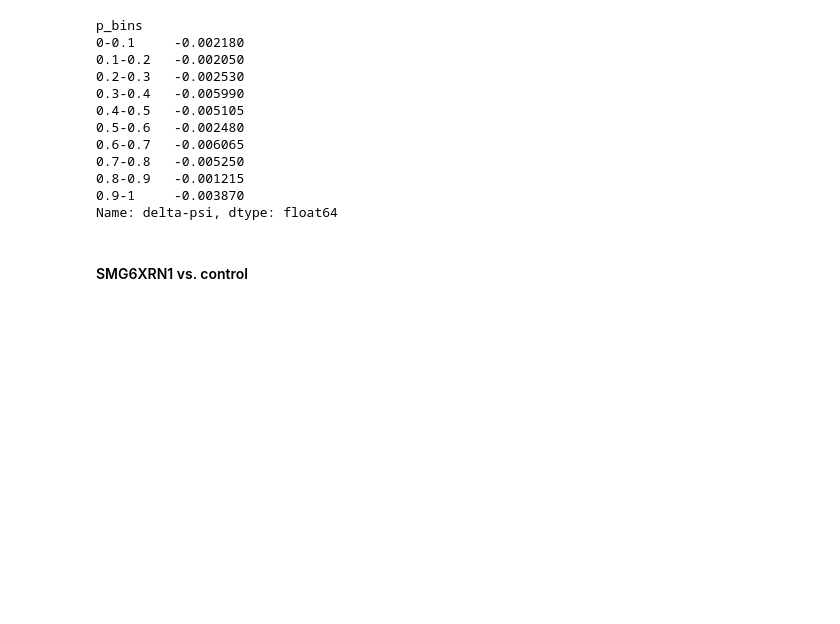
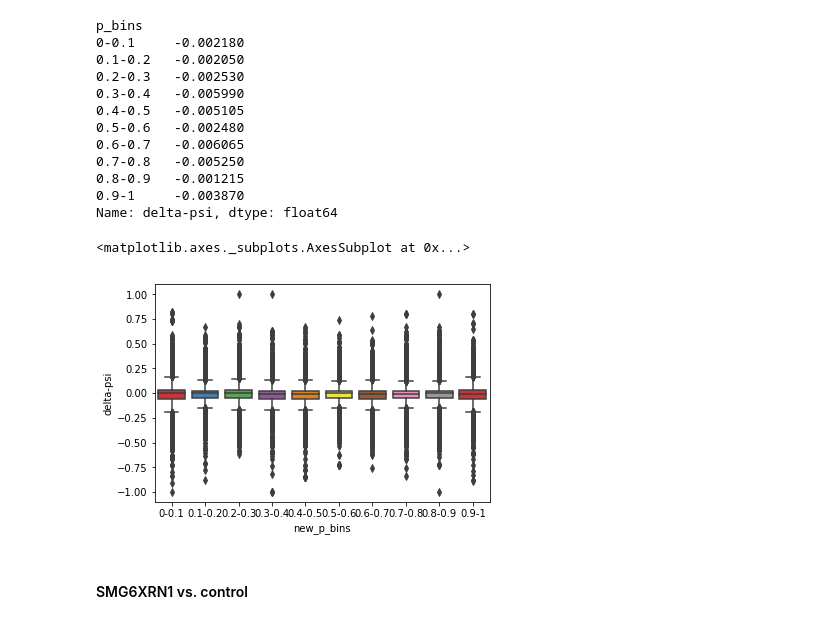
Before and after one commit to danchurova/exons_pipeline, a Jupyter notebook: exons_loc_psi_analysis.ipynb, the cells around one changed output. Drawn from its saved outputs; the diff is of its cells as text; code cells hidden in the pictures; blank space fills up the shorter version.

Commit message:
boxplots

```diff
--- a/exons_loc_psi_analysis.ipynb
+++ b/exons_loc_psi_analysis.ipynb
@@ -195,6 +195,14 @@ p_bins
 0.8-0.9   -0.001215
 0.9-1     -0.003870
 Name: delta-psi, dtype: float64
+# %%
+#plotting distributions
+
+
+sns.boxplot(x="new_p_bins", y="delta-psi", data=control_xrn1_2_non_zero, palette="Set1")
+# %% [output]
+<matplotlib.axes._subplots.AxesSubplot at 0x...>
+[figure, added]
 # %% [markdown]
 #### SMG6XRN1 vs. control
 # %%
```
Also changed, not shown: parts of 3 cells of this notebook, 4 other files.
